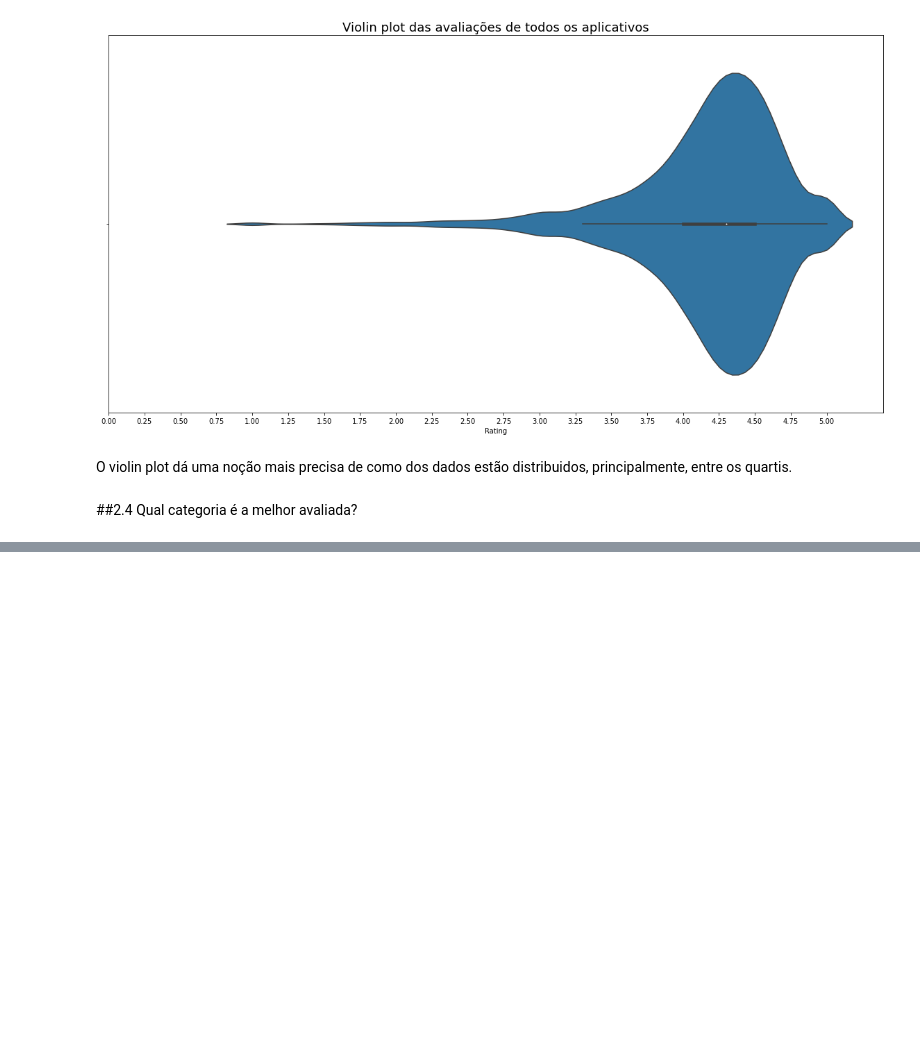
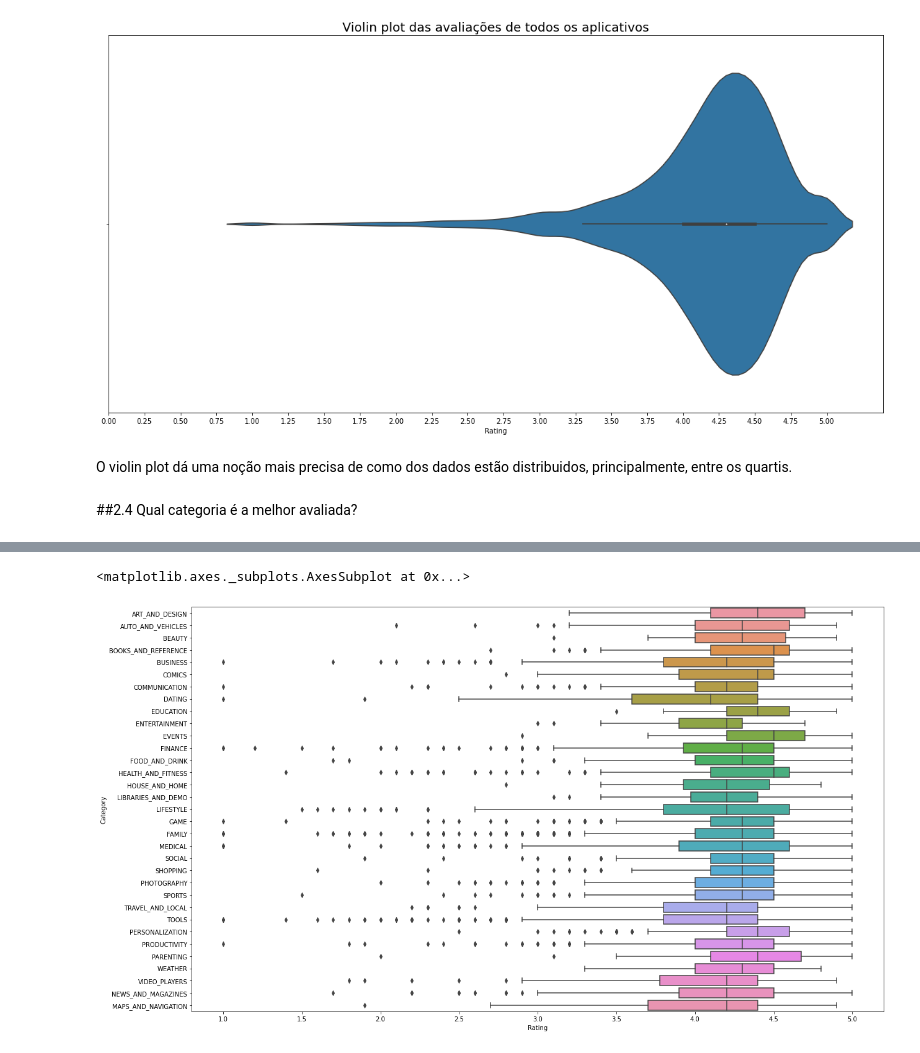
Before and after one commit to edmgjr/portifolio, a Jupyter notebook: Limpesa_e_preprocessamento_de_dados_googleplaystore.ipynb, the cells around one changed output, grey strips where cells are left out. Drawn from its saved outputs; the diff is of its cells as text; code cells hidden in the pictures; blank space fills up the shorter version.

```diff
--- a/Limpesa_e_preprocessamento_de_dados_googleplaystore.ipynb
+++ b/Limpesa_e_preprocessamento_de_dados_googleplaystore.ipynb
@@ -1297,0 +1420,6 @@ O violin plot dá uma noção mais precisa de como dos dados estão distribuidos
+# %%
+plt.figure(figsize=(20,12))
+sns.boxplot(data=df, x='Rating', y='Category')
+# %% [output]
+<matplotlib.axes._subplots.AxesSubplot at 0x...>
+[figure, added]
```
Also changed, not shown: parts of 26 cells of this notebook.
